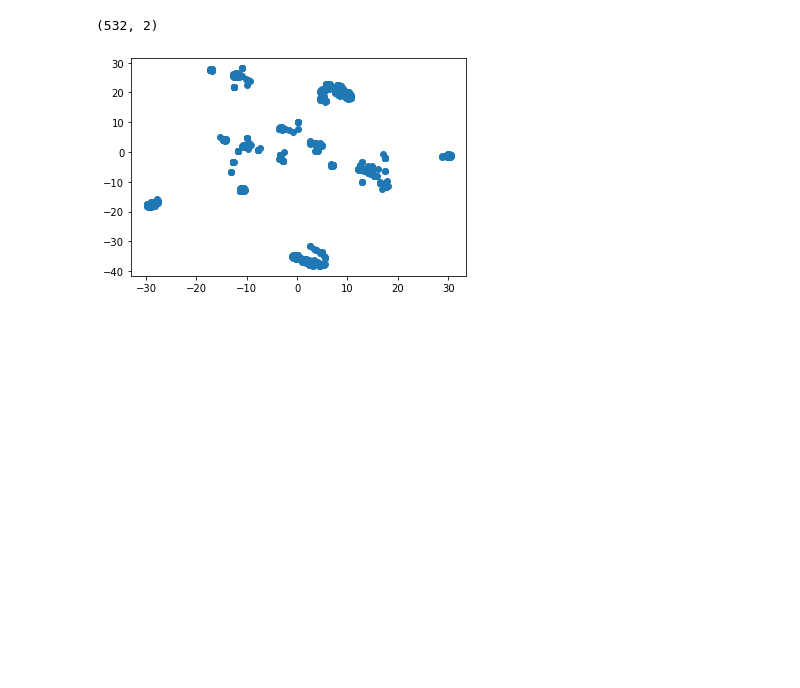
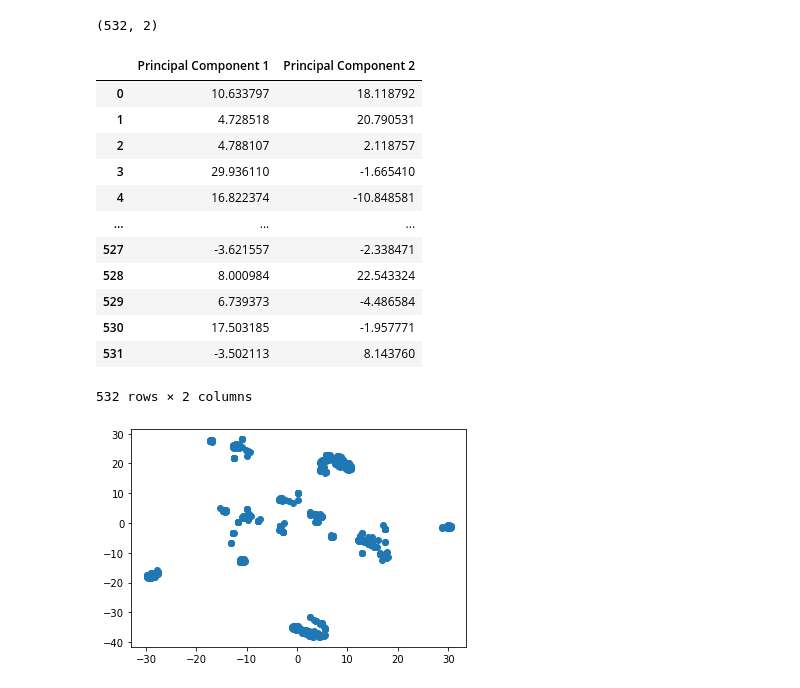
Before and after one commit to kellnergp/unsupervised-learning-challenge, a Jupyter notebook: crypto_clusters.ipynb, the cells around one changed output. Saved outputs shown, nothing was run; the diff lists cells and outputs as text; code cells hidden in the pictures; blank space fills up the shorter version.

```diff
--- a/crypto_clusters.ipynb
+++ b/crypto_clusters.ipynb
@@ -253,6 +254,26 @@ coin_tsne = tsne_model.fit_transform(coin_pca_df)
 coin_tsne.shape
 # %% [output]
 (532, 2)
+# %%
+# turn tsne data into a dataframe
+coin_tsne_df = pd.DataFrame(data=coin_tsne, columns=['Principal Component 1', 'Principal Component 2'])
+
+#preview
+coin_tsne_df
+# %% [output]
+|  | Principal Component 1 | Principal Component 2 |
+| 0 | 10.633797 | 18.118792 |
+| 1 | 4.728518 | 20.790531 |
+| 2 | 4.788107 | 2.118757 |
+| 3 | 29.936110 | -1.665410 |
+| 4 | 16.822374 | -10.848581 |
+| ... | ... | ... |
+| 527 | -3.621557 | -2.338471 |
+| 528 | 8.000984 | 22.543324 |
+| 529 | 6.739373 | -4.486584 |
+| 530 | 17.503185 | -1.957771 |
+| 531 | -3.502113 | 8.143760 |
+532 rows × 2 columns
 # %%
 # plot the tsne data to see if there are clusters
 plt.scatter(coin_tsne[:,0], coin_tsne[:,1])
```
Also changed, not shown: parts of 3 cells of this notebook.
